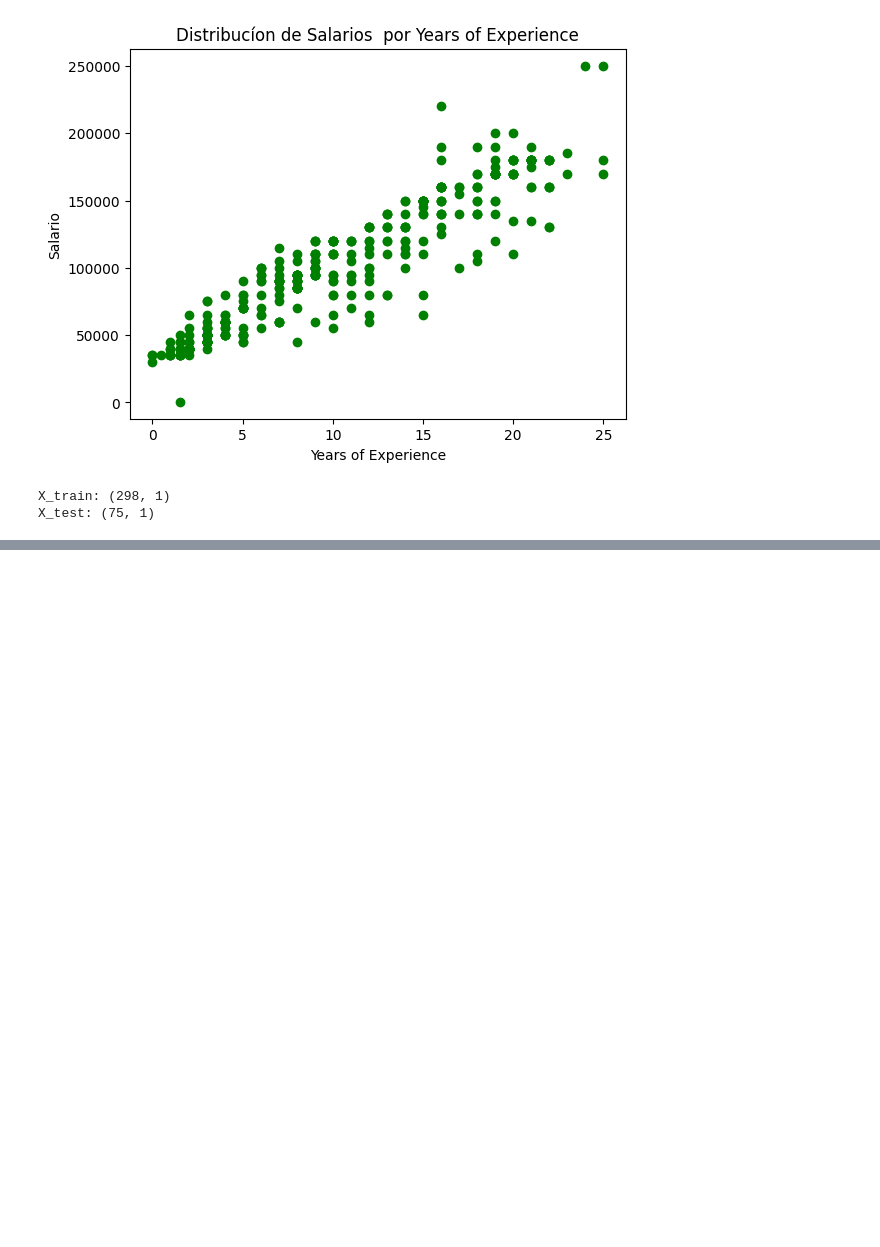
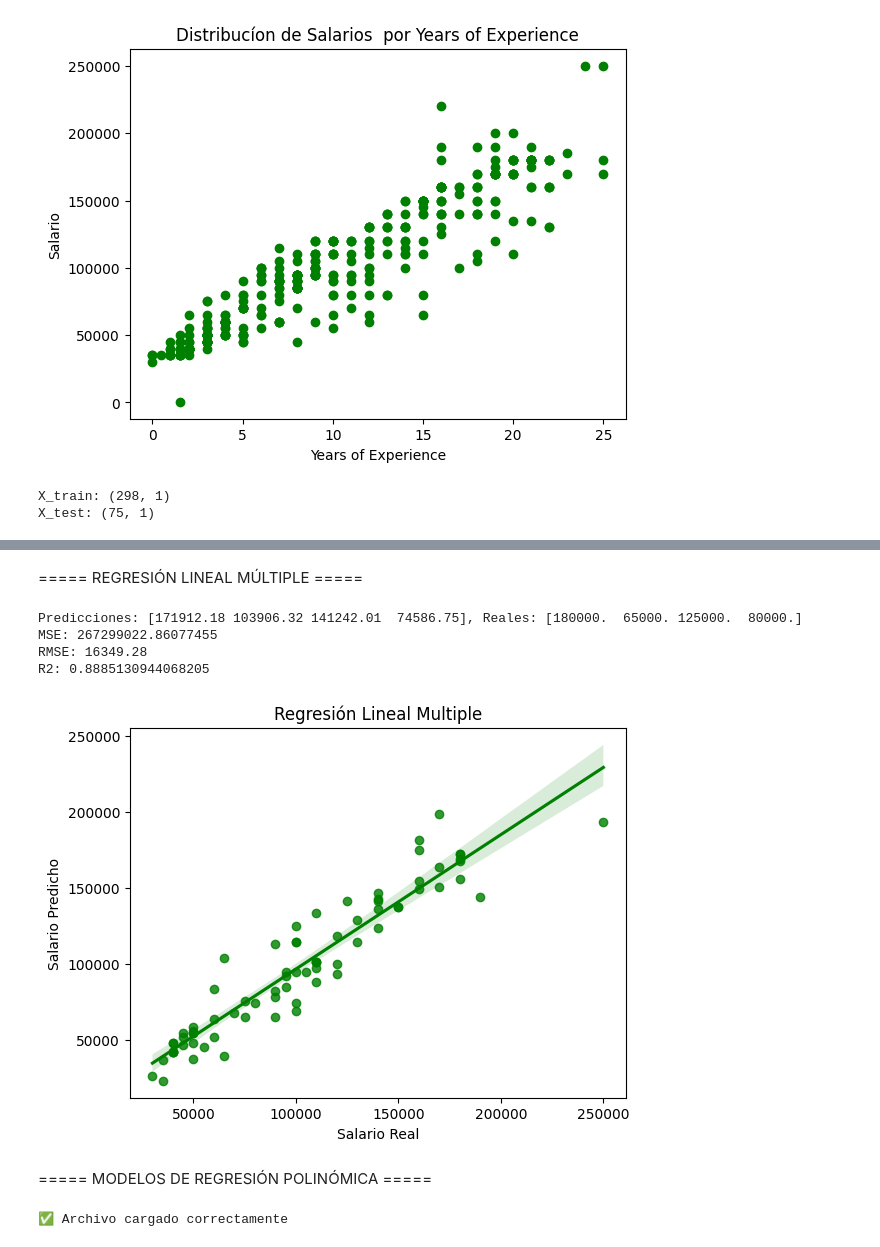
Before and after one commit to beyondAnalysIs/Machine_Learning_Python_scikit-learn, a Jupyter notebook: regresion/01_regresion_lineal_simple_multiple.ipynb, the cells around one changed output, grey strips where cells are left out. Cells and saved outputs as stored; diff of their text form; code cells hidden in the pictures; blank space fills up the shorter version.

```diff
--- a/regresion/01_regresion_lineal_simple_multiple.ipynb
+++ b/regresion/01_regresion_lineal_simple_multiple.ipynb
@@ -152,0 +186,43 @@ RMSE como % del salario promedio: 18.9%
+# %% [markdown]
+===== REGRESIÓN LINEAL MÚLTIPLE =====
+# %%
+import seaborn as sns
+# regresion lineal multiple
+X = df_clean.drop(['Salary','Gender', 'Education Level', 'Job Title'], axis=1).values
+y = df_clean['Salary'].values
+X_train, X_test, y_train, y_test = train_test_split(X, y, test_size=0.2, random_state=42)
+model = LinearRegression()
+model.fit(X_train, y_train)
+y_predict = model.predict(X_test)
+print('Predicciones: {}, Reales: {}'.format(y_predict[:4].round(2), y_test[:4]))
+
+mse = mean_squared_error(y_test, y_predict)
+print(f'MSE: {mse}')
+rmse = np.sqrt(mse).round(2)
+print(f'RMSE: {rmse}')
+r2 = r2_score(y_test, y_predict)
+print(f'R2: {r2}')
+
+sns.regplot(x=y_test, y=y_predict, color='green')
+plt.title('Regresión Lineal Multiple')
+plt.xlabel('Salario Real')
+plt.ylabel('Salario Predicho')
+plt.show()
+# %% [output]
+Predicciones: [171912.18 103906.32 141242.01  74586.75], Reales: [180000.  65000. 125000.  80000.]
+MSE: 267299022.86077455
+RMSE: 16349.28
+R2: 0.8885130944068205
+[figure, added]
+# %% [markdown]
+===== MODELOS DE REGRESIÓN POLINÓMICA =====
+# %%
+# cargar datos
+try:
+
+    df_pol = pd.read_csv(r'C:\\Users\\ander\\Escritorio\\PYTHON\\Python 2025\\machine_learning\\datasets\\data.csv', sep=',', encoding='utf-8-sig')
+    print('✅ Archivo cargado correctamente')
+except FileNotFoundError:
+    print('❌ Error al cargar el archivo')
+# %% [output]
+✅ Archivo cargado correctamente
```
Also changed, not shown: parts of 9 cells of this notebook, 1 other file.
